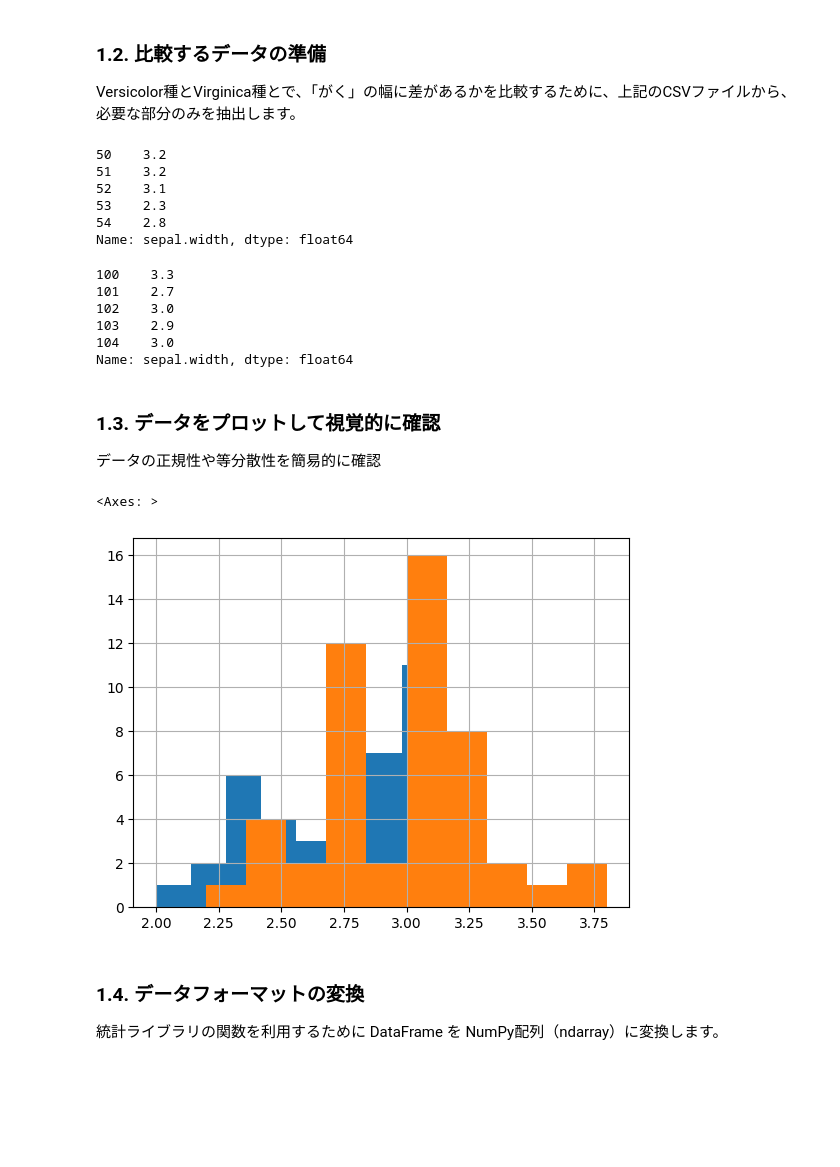
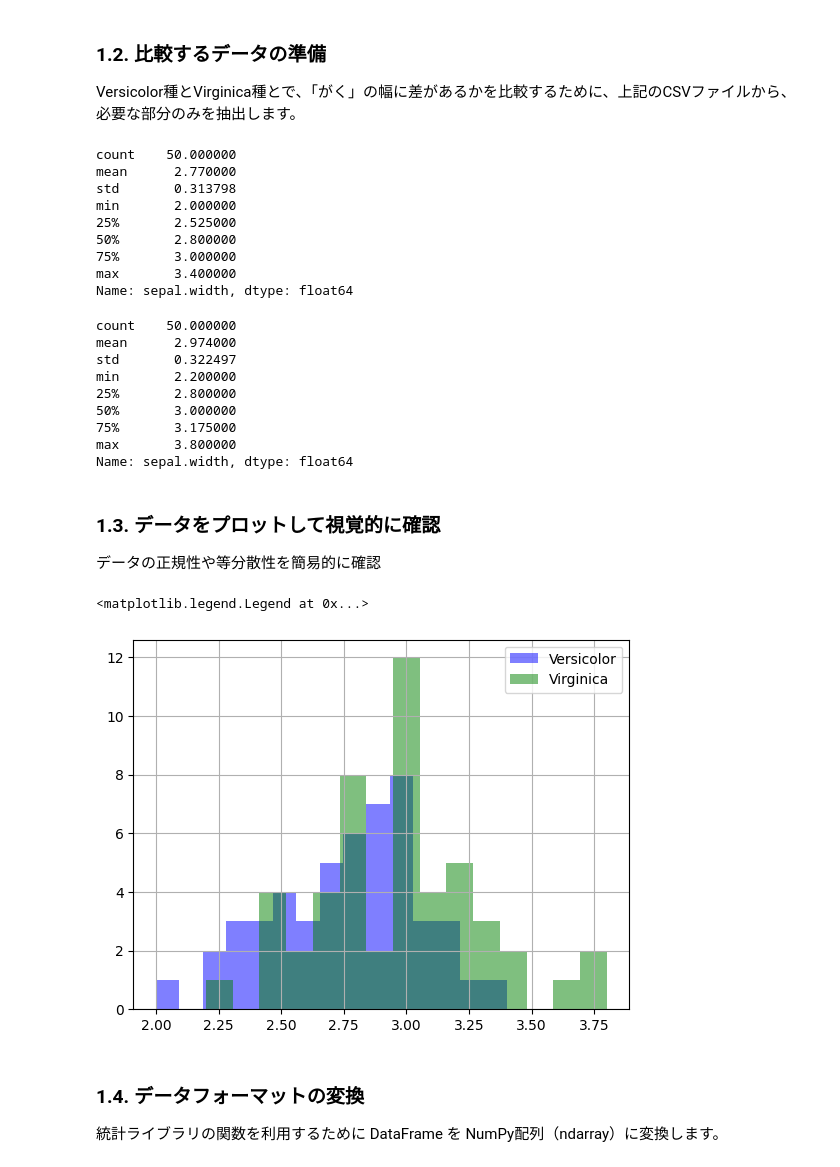
Before and after one commit to koichi-inoue/DataScience, a Jupyter notebook: t_test.ipynb, the cells around one changed output. Drawn from its saved outputs; the diff is of its cells as text; code cells hidden in the pictures; blank space fills up the shorter version.

```diff
--- a/t_test.ipynb
+++ b/t_test.ipynb
@@ -52,34 +53,41 @@ Versicolor種とVirginica種とで、「がく」の幅に差があるかを比
 # %%
 # Versicolor種の sepal.width（がくの幅）を df1 に抽出します
 df1 = df.query( ' variety == "Versicolor" ')['sepal.width']
-df1.head()
+df1.describe()
 # %% [output]
-50    3.2
-51    3.2
-52    3.1
-53    2.3
-54    2.8
+count    50.000000
+mean      2.770000
+std       0.313798
+min       2.000000
+25%       2.525000
+50%       2.800000
+75%       3.000000
+max       3.400000
 Name: sepal.width, dtype: float64
 # %%
 # Virginica種の sepal.width（がくの幅）を df2 に抽出します
 df2 = df.query( ' variety == "Virginica" ')['sepal.width']
-df2.head()
+df2.describe()
 # %% [output]
-100    3.3
-101    2.7
-102    3.0
-103    2.9
-104    3.0
+count    50.000000
+mean      2.974000
+std       0.322497
+min       2.200000
+25%       2.800000
+50%       3.000000
+75%       3.175000
+max       3.800000
 Name: sepal.width, dtype: float64
 # %% [markdown]
 ### 1.3. データをプロットして視覚的に確認
 データの正規性や等分散性を簡易的に確認
-# %%
-df1.hist()
-df2.hist()
-# %% [output]
-<Axes: >
-[figure, removed]
+# %%
+df1.hist( bins= 15, color="blue", alpha=0.5, label=f"Versicolor" )
+df2.hist( bins= 15, color="green", alpha=0.5, label=f"Virginica" )
+plt.legend()
+# %% [output]
+<matplotlib.legend.Legend at 0x...>
+[figure, added]
 # %% [markdown]
 ### 1.4. データフォーマットの変換
 統計ライブラリの関数を利用するために DataFrame を NumPy配列（ndarray）に変換します。
```
Also changed, not shown: parts of 1 cell of this notebook.
